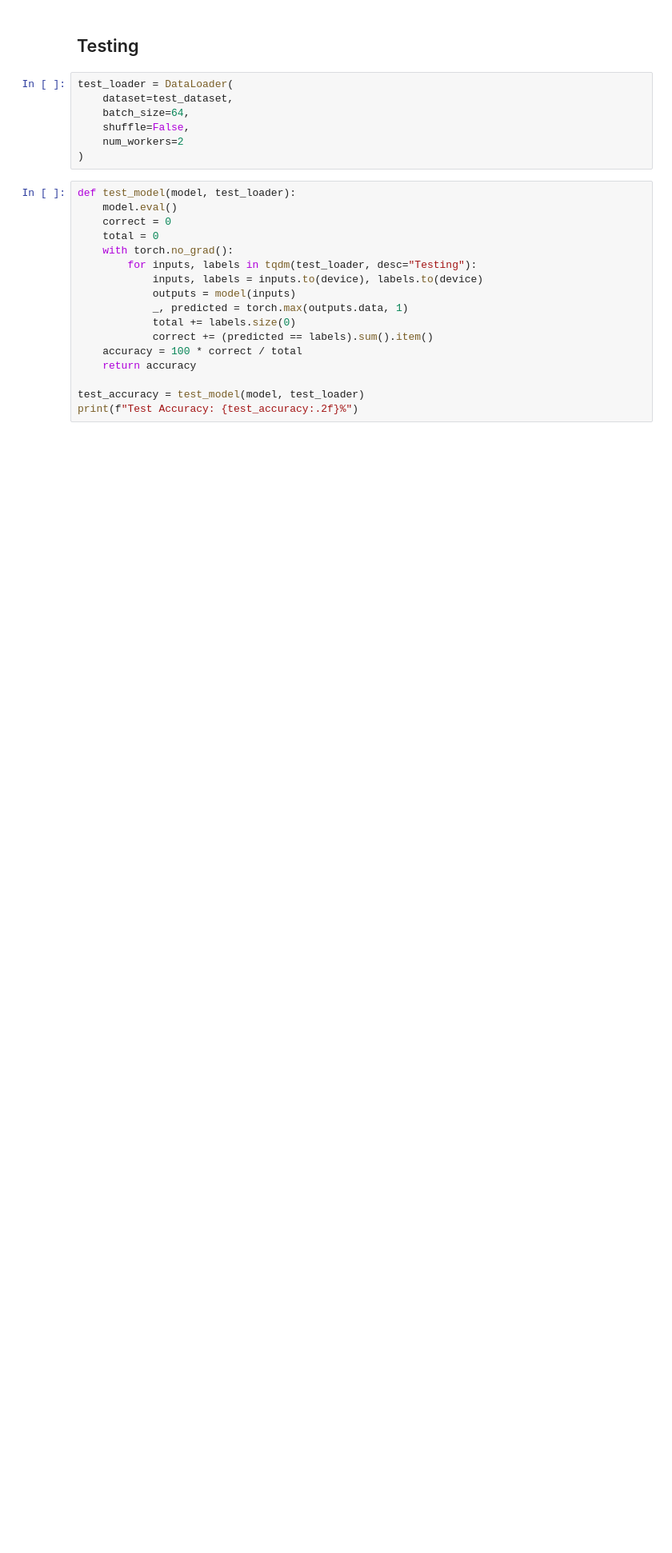
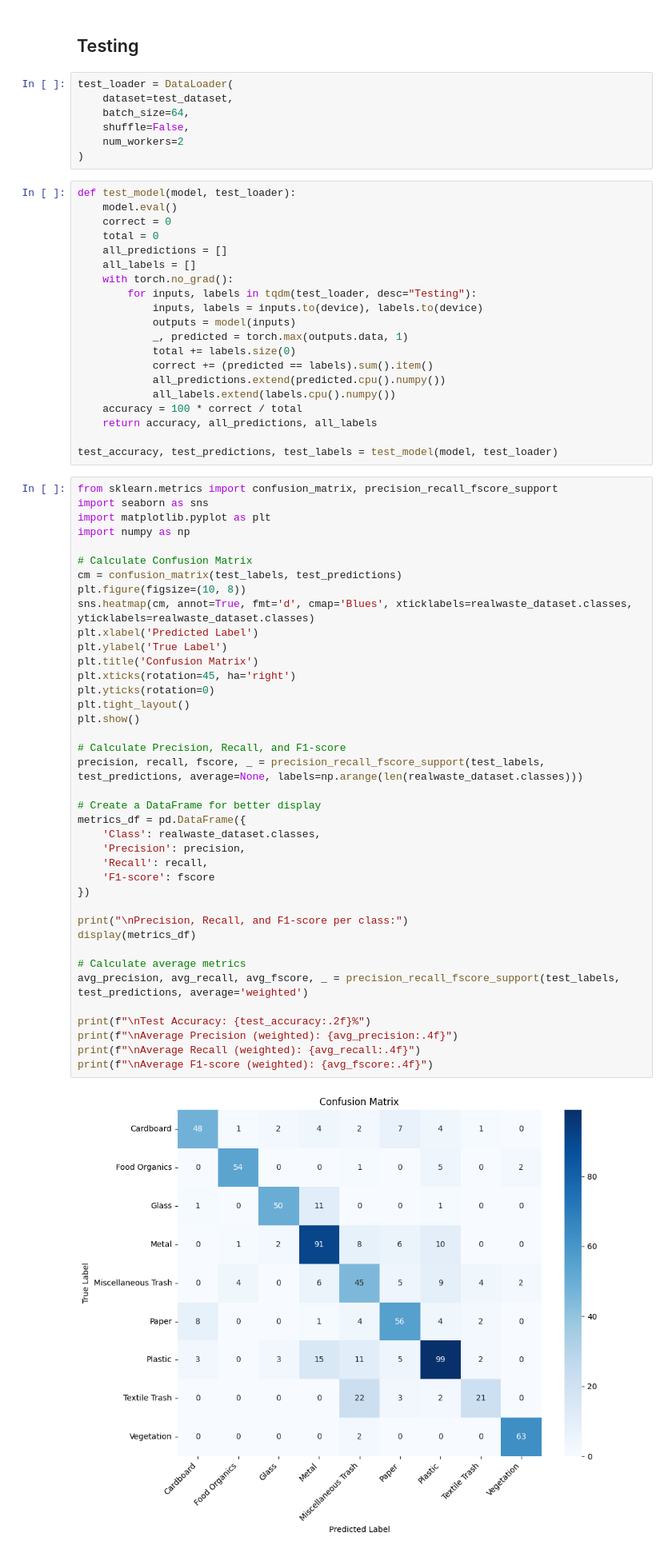
Before and after one commit to codebyrpp/Real-Waste-Classifier, a Jupyter notebook: notebook.ipynb, the cells around one changed output. Shown at 80% size. Drawn from its saved outputs; the diff is of its cells as text; blank space fills up the shorter version.

```diff
--- a/notebook.ipynb
+++ b/notebook.ipynb
@@ -488,6 +488,8 @@ def test_model(model, test_loader):
     model.eval()
     correct = 0
     total = 0
+    all_predictions = []
+    all_labels = []
     with torch.no_grad():
         for inputs, labels in tqdm(test_loader, desc="Testing"):
             inputs, labels = inputs.to(device), labels.to(device)
@@ -495,8 +497,50 @@ def test_model(model, test_loader):
             _, predicted = torch.max(outputs.data, 1)
             total += labels.size(0)
             correct += (predicted == labels).sum().item()
+            all_predictions.extend(predicted.cpu().numpy())
+            all_labels.extend(labels.cpu().numpy())
     accuracy = 100 * correct / total
-    return accuracy
+    return accuracy, all_predictions, all_labels
 
-test_accuracy = test_model(model, test_loader)
-print(f"Test Accuracy: {test_accuracy:.2f}%")
+test_accuracy, test_predictions, test_labels = test_model(model, test_loader)
+# %%
+from sklearn.metrics import confusion_matrix, precision_recall_fscore_support
+import seaborn as sns
+import matplotlib.pyplot as plt
+import numpy as np
+
+# Calculate Confusion Matrix
+cm = confusion_matrix(test_labels, test_predictions)
+plt.figure(figsize=(10, 8))
+sns.heatmap(cm, annot=True, fmt='d', cmap='Blues', xticklabels=realwaste_dataset.classes, yticklabels=realwaste_dataset.classes)
+plt.xlabel('Predicted Label')
+plt.ylabel('True Label')
+plt.title('Confusion Matrix')
+plt.xticks(rotation=45, ha='right')
+plt.yticks(rotation=0)
+plt.tight_layout()
+plt.show()
+
+# Calculate Precision, Recall, and F1-score
+precision, recall, fscore, _ = precision_recall_fscore_support(test_labels, test_predictions, average=None, labels=np.arange(len(realwaste_dataset.classes)))
+
+# Create a DataFrame for better display
+metrics_df = pd.DataFrame({
+    'Class': realwaste_dataset.classes,
+    'Precision': precision,
+    'Recall': recall,
+    'F1-score': fscore
+})
+
+print("\nPrecision, Recall, and F1-score per class:")
+display(metrics_df)
+
+# Calculate average metrics
+avg_precision, avg_recall, avg_fscore, _ = precision_recall_fscore_support(test_labels, test_predictions, average='weighted')
+
+print(f"\nTest Accuracy: {test_accuracy:.2f}%")
+print(f"\nAverage Precision (weighted): {avg_precision:.4f}")
+print(f"\nAverage Recall (weighted): {avg_recall:.4f}")
+print(f"\nAverage F1-score (weighted): {avg_fscore:.4f}")
+# %% [output]
+[figure, added]
```
Also changed, not shown: parts of 8 cells of this notebook.
